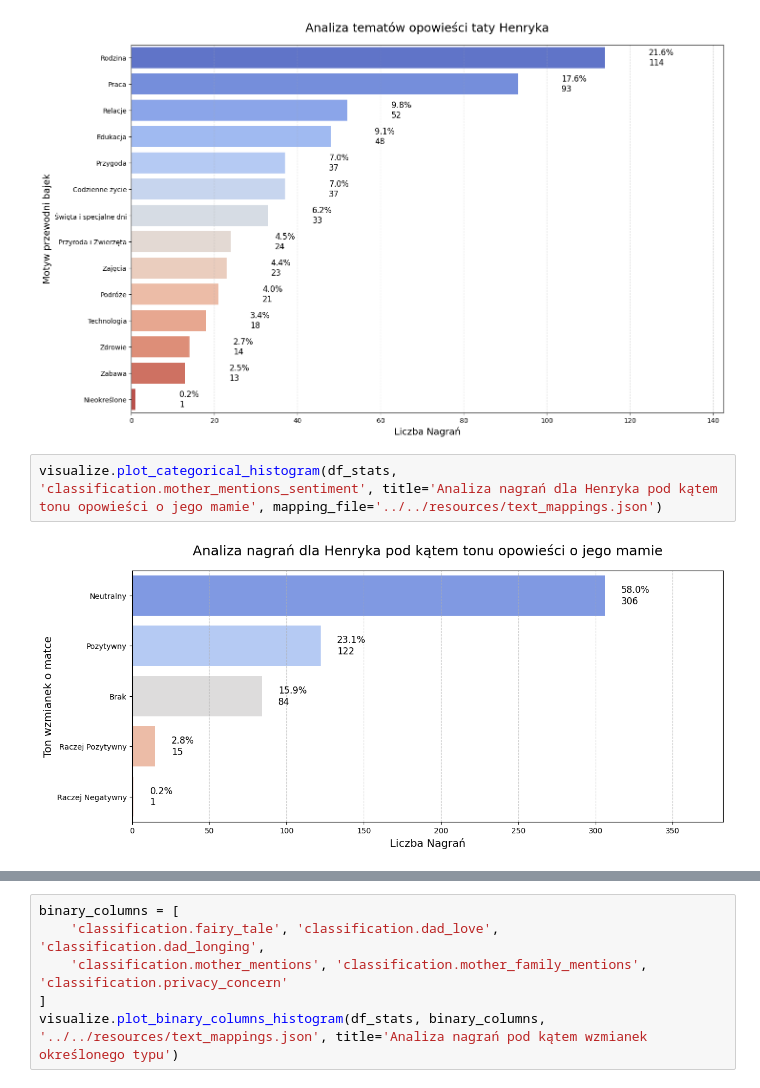
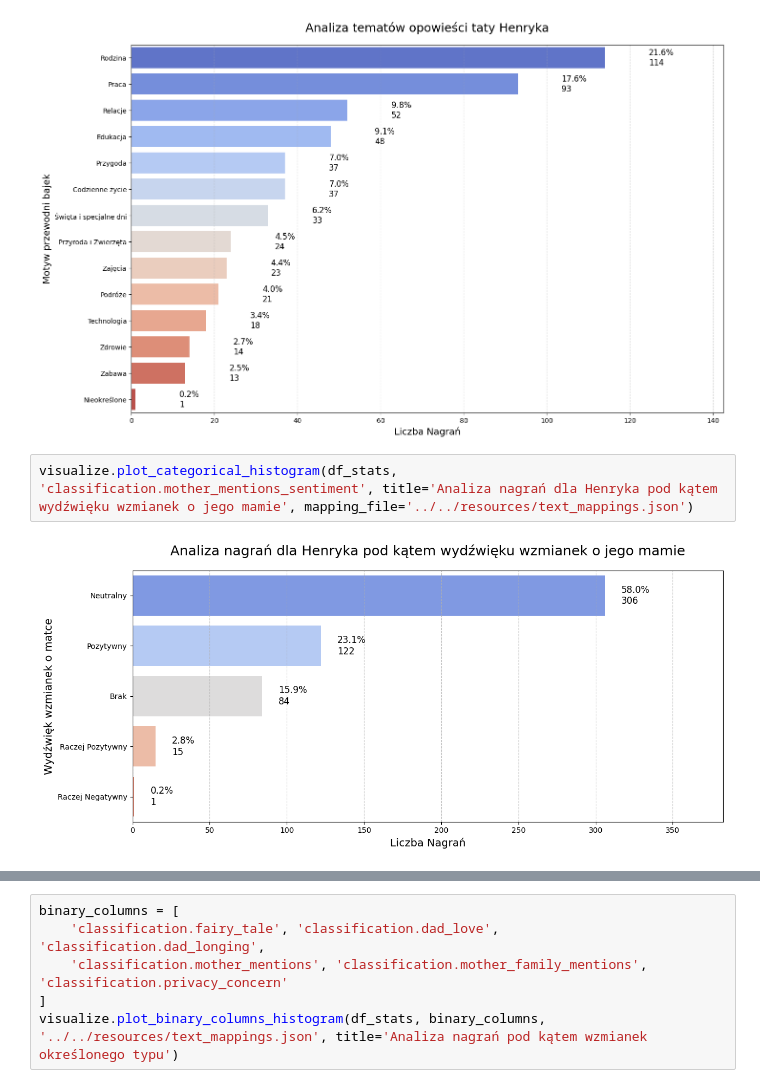
Before and after one commit to stellarshenson/henryk-analysis, a Jupyter notebook: notebooks/recordings/5 - Analyse transcription classifications.ipynb, the cells around one changed output, grey strips where cells are left out. Saved outputs shown, nothing was run; the diff lists cells and outputs as text.

```diff
--- a/notebooks/recordings/5 - Analyse transcription classifications.ipynb
+++ b/notebooks/recordings/5 - Analyse transcription classifications.ipynb
@@ -71,7 +71,7 @@ visualize.plot_categorical_histogram(df_stats, 'classification.dad_tale_main_the
 # %% [output]
 [figure]
 # %%
-visualize.plot_categorical_histogram(df_stats, 'classification.mother_mentions_sentiment', title='Analiza nagrań dla Henryka pod kątem tonu opowieści o jego mamie', mapping_file='../../resources/text_mappings.json')
+visualize.plot_categorical_histogram(df_stats, 'classification.mother_mentions_sentiment', title='Analiza nagrań dla Henryka pod kątem wydźwięku wzmianek o jego mamie', mapping_file='../../resources/text_mappings.json')
 # %% [output]
-[figure, old version]
+[figure, new version]
 # %%
```
Also changed, not shown: parts of 3 cells of this notebook, 2 other files.
